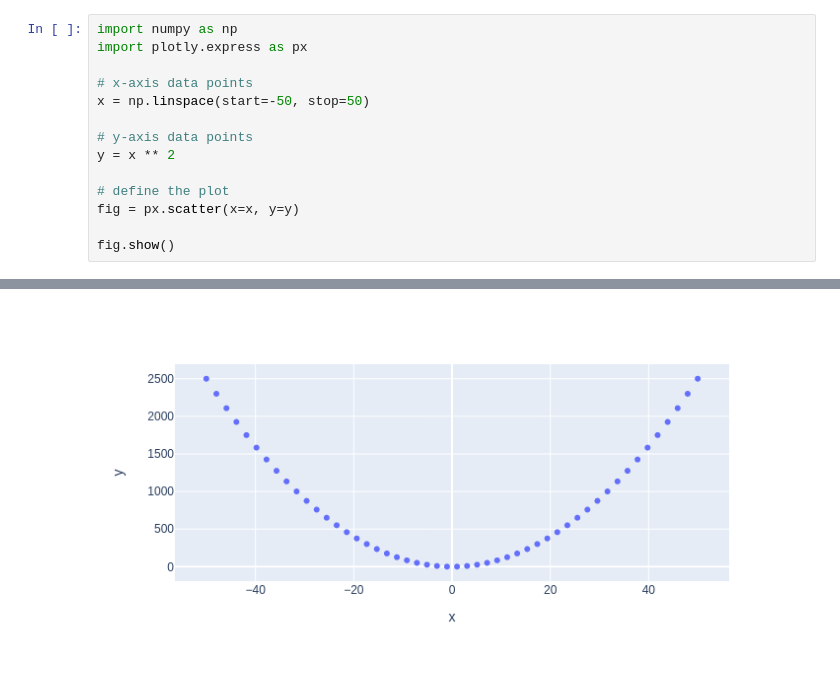
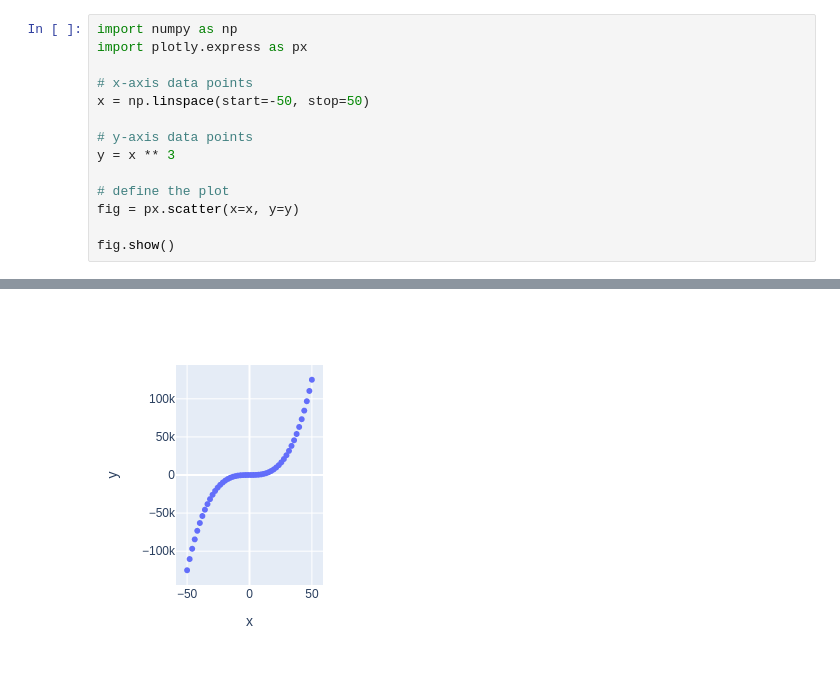
Before and after one commit to alousta/my-notebooks-repo, a Jupyter notebook: experiment1.ipynb, the cells around one changed output, grey strips where cells are left out. Saved outputs shown, nothing was run; the diff lists cells and outputs as text.

```diff
--- a/experiment1.ipynb
+++ b/experiment1.ipynb
@@ -6,7 +6,7 @@ import plotly.express as px
 x = np.linspace(start=-50, stop=50)
 
 # y-axis data points
-y = x ** 2
+y = x ** 3
 
 # define the plot
 fig = px.scatter(x=x, y=y)
@@ -17 +16 @@ fig.show()
-[figure, old version]
+[figure, new version]
```
Also changed, not shown: parts of 1 cell of this notebook.
